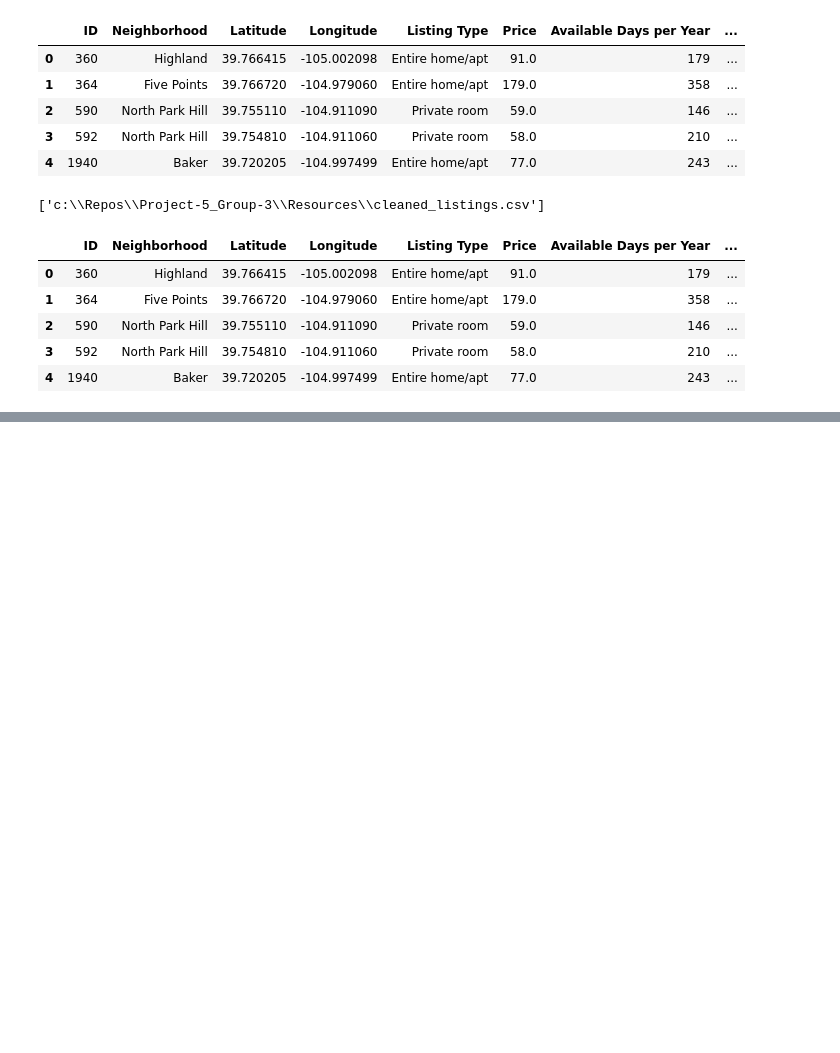
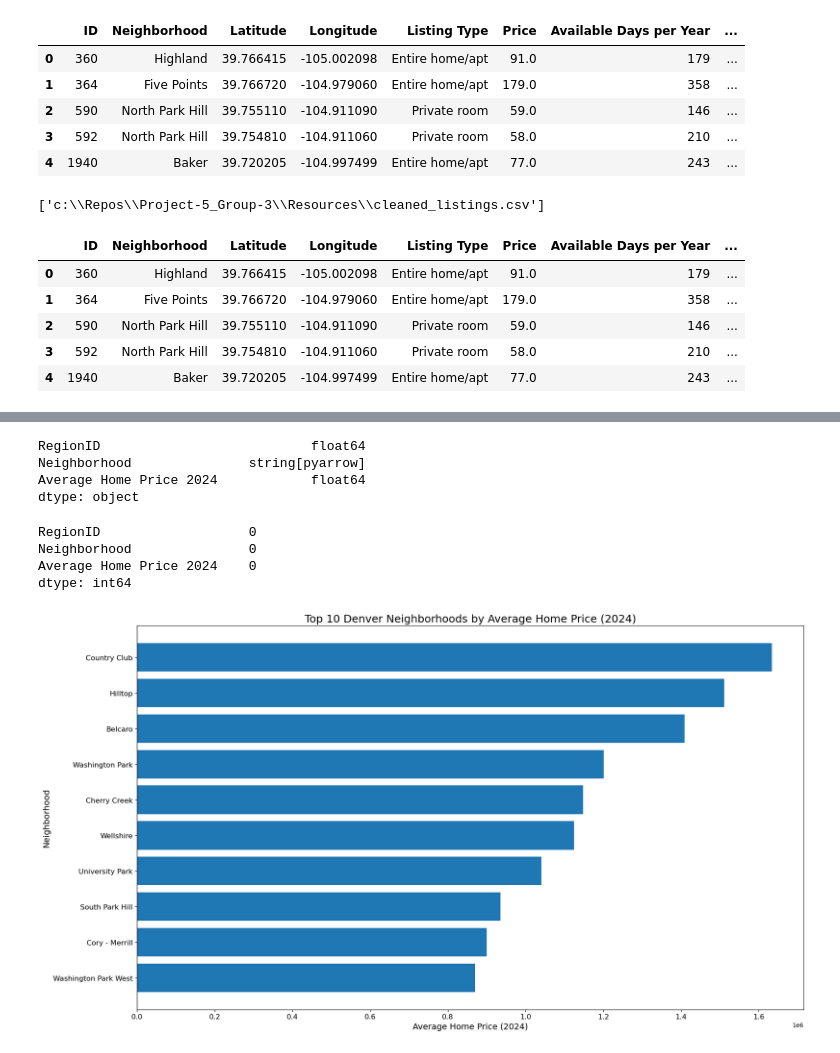
Before and after one commit to kanchanratan1980/Project-5_Group-3, a Jupyter notebook: airbnb.ipynb, the cells around one changed output, grey strips where cells are left out. Cells and saved outputs as stored; diff of their text form; code cells hidden in the pictures; blank space fills up the shorter version.

Commit message:
real estate graph added

```diff
--- a/airbnb.ipynb
+++ b/airbnb.ipynb
@@ -222,0 +225,7 @@ plt.show()
+# %%
+# Use dask to read in the csv file as a dataframe
+zillow_df = dd.read_csv("Resources/cleaned_denver_real_estate.csv", assume_missing = True)
+# %%
+# Select only the columns we want for our analysis
+zillow_df = zillow_df[["RegionID", "Neighborhood", "Average Home Price 2024"]].copy()
+zillow_df.head()
@@ -222,0 +239,36 @@ plt.show()
+# %%
+# Find datatypes for each column
+print(zillow_df.dtypes)
+# %% [output]
+RegionID                           float64
+Neighborhood               string[pyarrow]
+Average Home Price 2024            float64
+dtype: object
+# %%
+# Find out if there are null values in each column
+print(zillow_df.isnull().sum().compute())
+# %% [output]
+RegionID                   0
+Neighborhood               0
+Average Home Price 2024    0
+dtype: int64
+# %%
+# Convert from Dask
+zillow_df_pd = zillow_df.compute()
+
+# Sort by home price and pick top 20 for readability
+zillow_sorted = zillow_df.sort_values("Average Home Price 2024", ascending=False).head(10)
+
+# Plot
+plt.figure(figsize=(18, 10))
+plt.barh(zillow_sorted["Neighborhood"], zillow_sorted["Average Home Price 2024"])
+plt.xlabel("Average Home Price (2024)", fontsize=14)
+plt.ylabel("Neighborhood", fontsize=14)
+plt.title("Top 10 Denver Neighborhoods by Average Home Price (2024)", fontsize=18)
+plt.xticks(fontsize=12)
+plt.yticks(fontsize=12)
+plt.gca().invert_yaxis()  # Highest price at top
+plt.tight_layout()
+plt.show()
+# %% [output]
+[figure, added]
```
Also changed, not shown: parts of 7 cells of this notebook.
